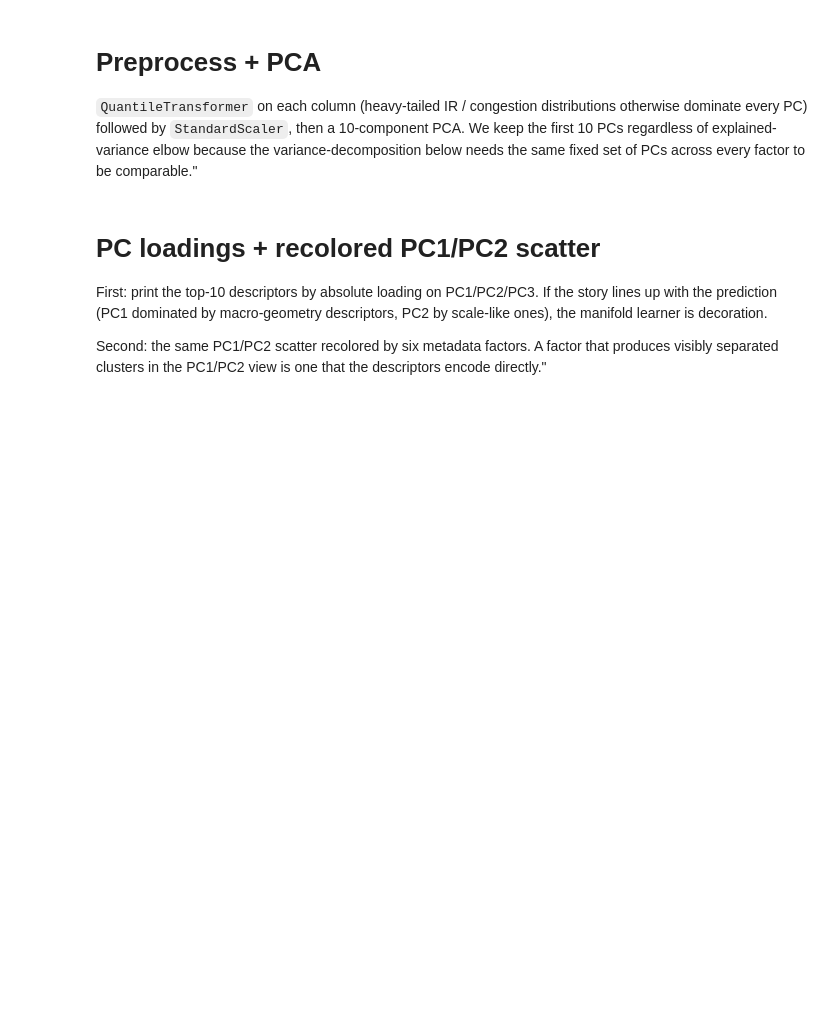
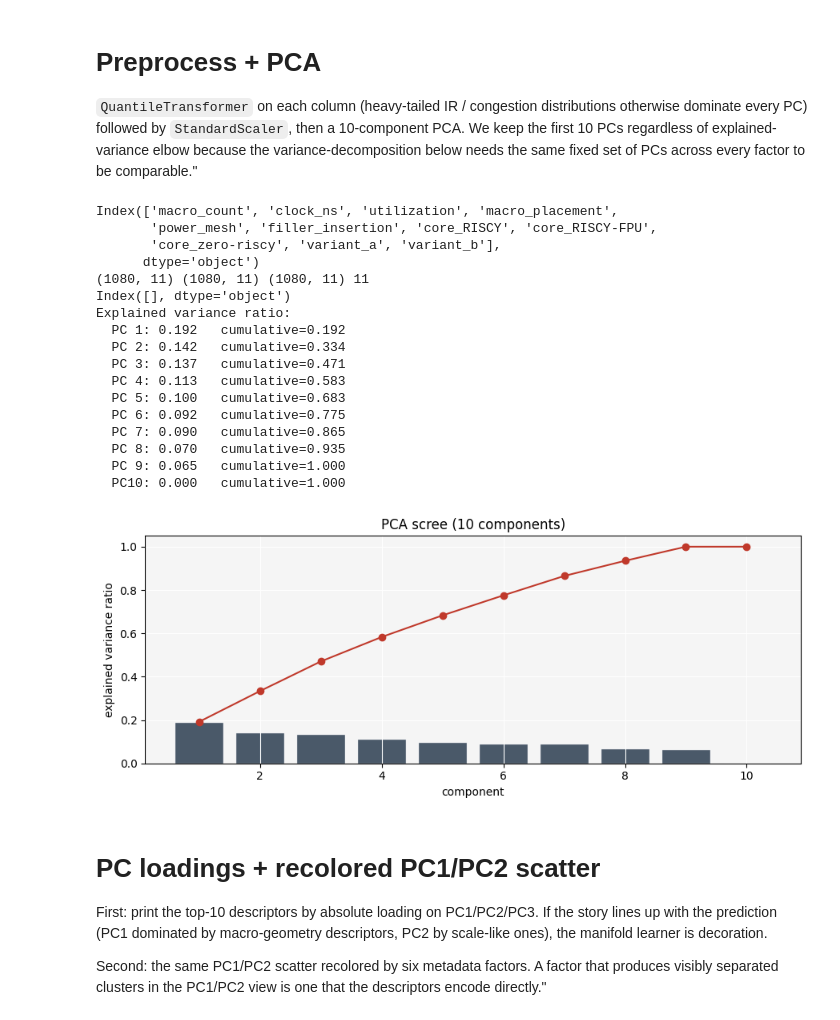
Before and after one commit to beppSpedicato/CircuitNet, a Jupyter notebook: dataset_description_and_partitioning/feature_axis_validation.ipynb, the cells around one changed output. Drawn from its saved outputs; the diff is of its cells as text; code cells hidden in the pictures; blank space fills up the shorter version.

```diff
--- a/dataset_description_and_partitioning/feature_axis_validation.ipynb
+++ b/dataset_description_and_partitioning/feature_axis_validation.ipynb
@@ -279,25 +197,3 @@ fails, the row is skipped and reported."
-# %%
-t0 = time()
-records = []
-for i, row in enumerate(subset.itertuples()):
-    path = os.path.join(FEATURE_DIR, row.filename)
-    try:
-        d = build_descriptor(path)
-        d['filename'] = row.filename
-        records.append(d)
-    except Exception as e:
-        print(f'  skip {row.filename}: {e}')
-    if (i + 1) % 100 == 0:
-        print(f'  {i + 1:4d}/{len(subset)}  elapsed={time() - t0:.1f}s')
-
-df_desc = pd.DataFrame(records).set_index('filename')
-df_desc = df_desc.replace([np.inf, -np.inf], np.nan)
-df_desc = df_desc.fillna(df_desc.median(numeric_only=True))
-print(f'\nDescriptor matrix: {df_desc.shape}   elapsed={time() - t0:.1f}s')
-
-df_full = subset.set_index('filename').join(df_desc, how='inner')
-DESC_COLS = df_desc.columns.tolist()
-print(f'Joined table: {df_full.shape}   descriptor cols={len(DESC_COLS)}')
 # %% [markdown]
 # Preprocess + PCA
 `QuantileTransformer` on each column (heavy-tailed IR / congestion
@@ -306,27 +202,62 @@ then a 10-component PCA. We keep the first 10 PCs regardless of
 explained-variance elbow because the variance-decomposition below needs
 the same fixed set of PCs across every factor to be comparable."
 # %%
-X = df_full[DESC_COLS].to_numpy()
+stale = [c for c in subset.columns if c.startswith(('core_', 'variant_', 'core', 'variant'))]
+subset = subset.drop(columns=stale)
 
-qt = QuantileTransformer(output_distribution='normal', random_state=SEED,
+parts = subset['design_name'].str.rsplit('-', n=1, expand=True)
+subset['core'] = parts[0]      # RISCY, RISCY-FPU, zero-riscy
+subset['variant'] = parts[1]   # a, b
+
+new_subset = pd.get_dummies(subset, columns=['core', 'variant'], dtype='uint8')
+new_subset = new_subset.drop(columns=['design_name', 'filename'])
+
+print(new_subset.columns)
+
+X = new_subset[new_subset.columns].to_numpy()
+
+""" qt = QuantileTransformer(output_distribution='normal', random_state=SEED,
                          n_quantiles=min(1000, len(X)))
 X_qt = qt.fit_transform(X)
+print(X_qt.shape) """
 sc = StandardScaler()
-X_std = sc.fit_transform(X_qt)
+X_std = sc.fit_transform(X)
+
+print(new_subset.shape, X.shape, X_std.shape, sc.n_features_in_)
+print(new_subset.columns[new_subset.columns.duplicated(keep=False)])
 
 pca = PCA(n_components=10, random_state=SEED)
 Z = pca.fit_transform(X_std)
 evr = pca.explained_variance_ratio_
 print('Explained variance ratio:')
 for i, v in enumerate(evr):
     print(f'  PC{i + 1:2d}: {v:.3f}   cumulative={evr[:i + 1].sum():.3f}')
 
 fig, ax = plt.subplots(figsize=(9, 3.8))
 ax.bar(range(1, 11), evr, alpha=0.85, color='#2c3e50', edgecolor='white')
 ax.plot(range(1, 11), np.cumsum(evr), marker='o', color='#c0392b')
 ax.set_xlabel('component'); ax.set_ylabel('explained variance ratio')
 ax.set_title('PCA scree (10 components)')
 plt.tight_layout(); plt.show()
+# %% [output]
+Index(['macro_count', 'clock_ns', 'utilization', 'macro_placement',
+       'power_mesh', 'filler_insertion', 'core_RISCY', 'core_RISCY-FPU',
+       'core_zero-riscy', 'variant_a', 'variant_b'],
+      dtype='object')
+(1080, 11) (1080, 11) (1080, 11) 11
+Index([], dtype='object')
+Explained variance ratio:
+  PC 1: 0.192   cumulative=0.192
+  PC 2: 0.142   cumulative=0.334
+  PC 3: 0.137   cumulative=0.471
+  PC 4: 0.113   cumulative=0.583
+  PC 5: 0.100   cumulative=0.683
+  PC 6: 0.092   cumulative=0.775
+  PC 7: 0.090   cumulative=0.865
+  PC 8: 0.070   cumulative=0.935
+  PC 9: 0.065   cumulative=1.000
+  PC10: 0.000   cumulative=1.000
+[figure, added]
 # %% [markdown]
 # PC loadings + recolored PC1/PC2 scatter
 
```
Also changed, not shown: parts of 13 cells of this notebook.
